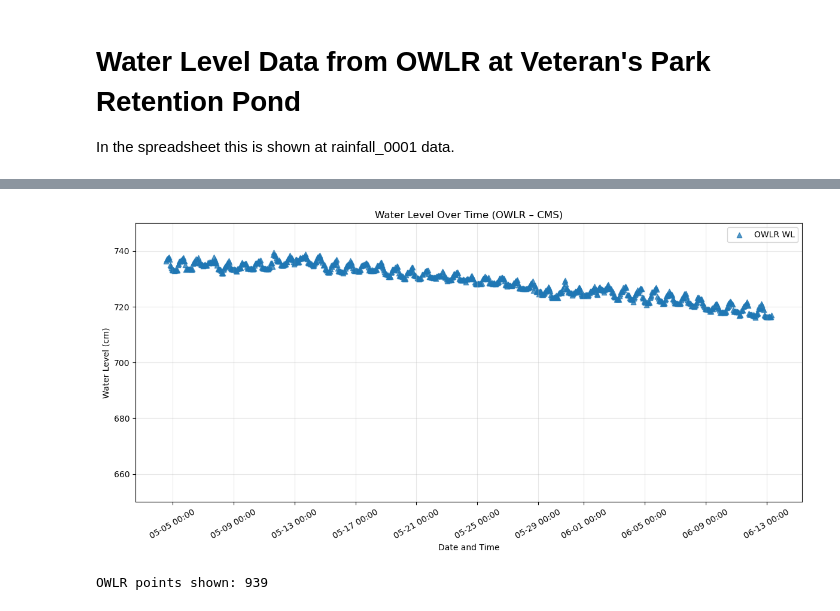
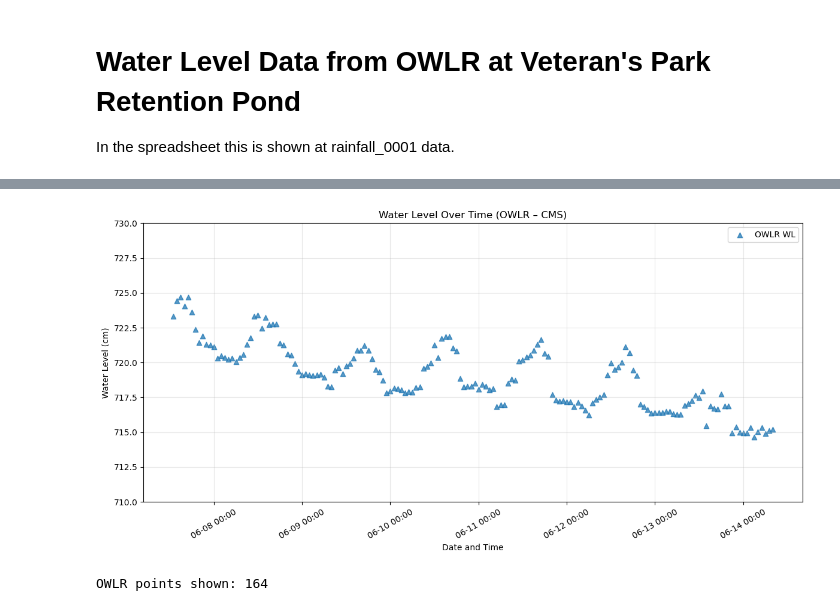
Before and after one commit to COAST-Lab/Open-Water-Level-and-Rainfall-Sensor, a Jupyter notebook: Data Analysis/waterLevelVeteranPark.ipynb, the cells around one changed output, grey strips where cells are left out. Cells and saved outputs as stored; diff of their text form; code cells hidden in the pictures.

Commit message:
updated wl for owlr vp

```diff
--- a/Data Analysis/waterLevelVeteranPark.ipynb
+++ b/Data Analysis/waterLevelVeteranPark.ipynb
@@ -23,8 +23,8 @@ In the spreadsheet this is shown at rainfall_0001 data.
 data_dir  = "Data"
 owlr_path = os.path.join(data_dir, "waterLevel_OWLR_VP_06152026.csv")
 
-start_time = pd.Timestamp("2026-05-04 13:00:00")
-end_time   = pd.Timestamp("2026-06-13 08:00:00")
+start_time = pd.Timestamp("2026-06-07 13:00:00")
+end_time   = pd.Timestamp("2026-06-14 08:00:00")
 
 
 # Load OWLR (rainfall rows only)
@@ -73,33 +73,33 @@ OWLR (rainfall) hourly points: 939
 # %%
 
 import matplotlib.dates as mdates
 
 owlr_plot = owlr.sort_values('timestamp_hour').copy()
 
 plt.figure(figsize=(12, 6))
 
 plt.scatter(
     owlr_plot['timestamp_hour'],
     owlr_plot['WSE_OWLR_cm'],
     s=36, marker='^', alpha=0.75, label='OWLR WL'
 )
 
 plt.title('Water Level Over Time (OWLR – CMS)')
 plt.xlabel('Date and Time')
 plt.ylabel('Water Level (cm)')
-plt.ylim(650, 750)
+plt.ylim(710, 730)
 
 ax = plt.gca()
 ax.xaxis.set_major_locator(mdates.AutoDateLocator(minticks=6, maxticks=14))
 ax.xaxis.set_major_formatter(mdates.DateFormatter('%m-%d %H:%M'))
 plt.xticks(rotation=30)
 
 plt.legend()
 plt.grid(alpha=0.3)
 plt.tight_layout()
 plt.show()
 
 print(f'OWLR points shown: {len(owlr_plot)}')
 # %% [output]
-[figure, old version]
+[figure, new version]
-OWLR points shown: 939
+OWLR points shown: 164
```
Also changed, not shown: parts of 3 cells of this notebook.
